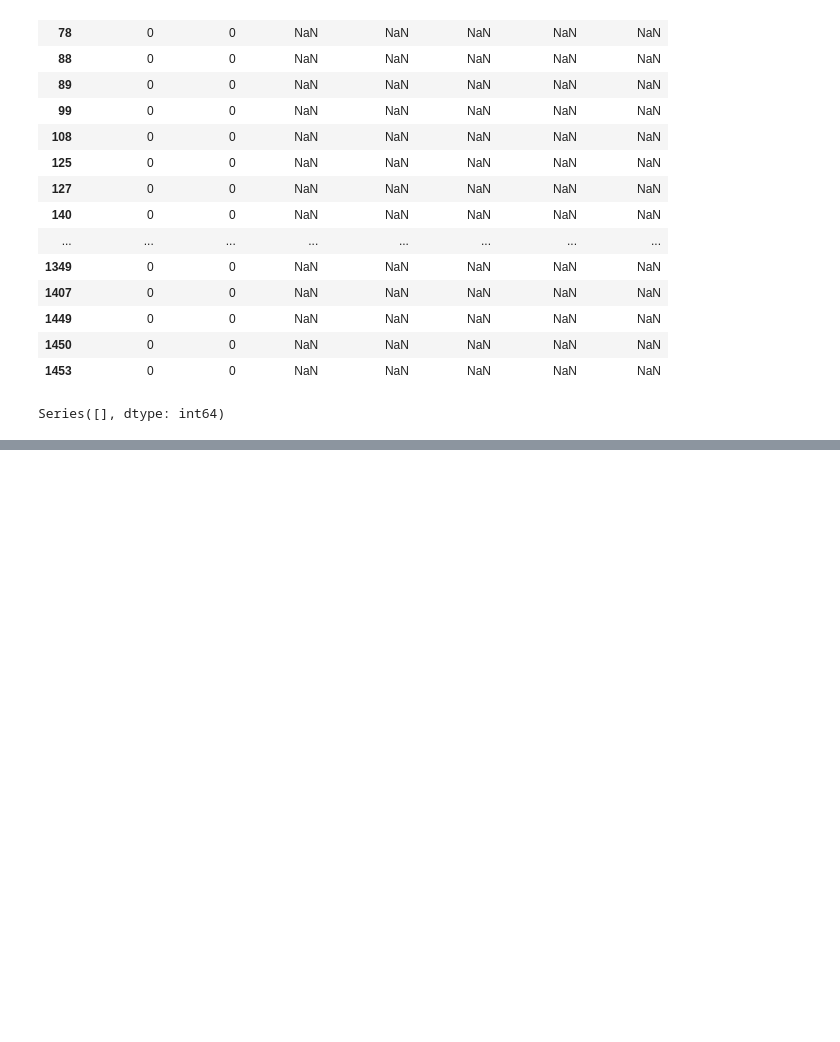
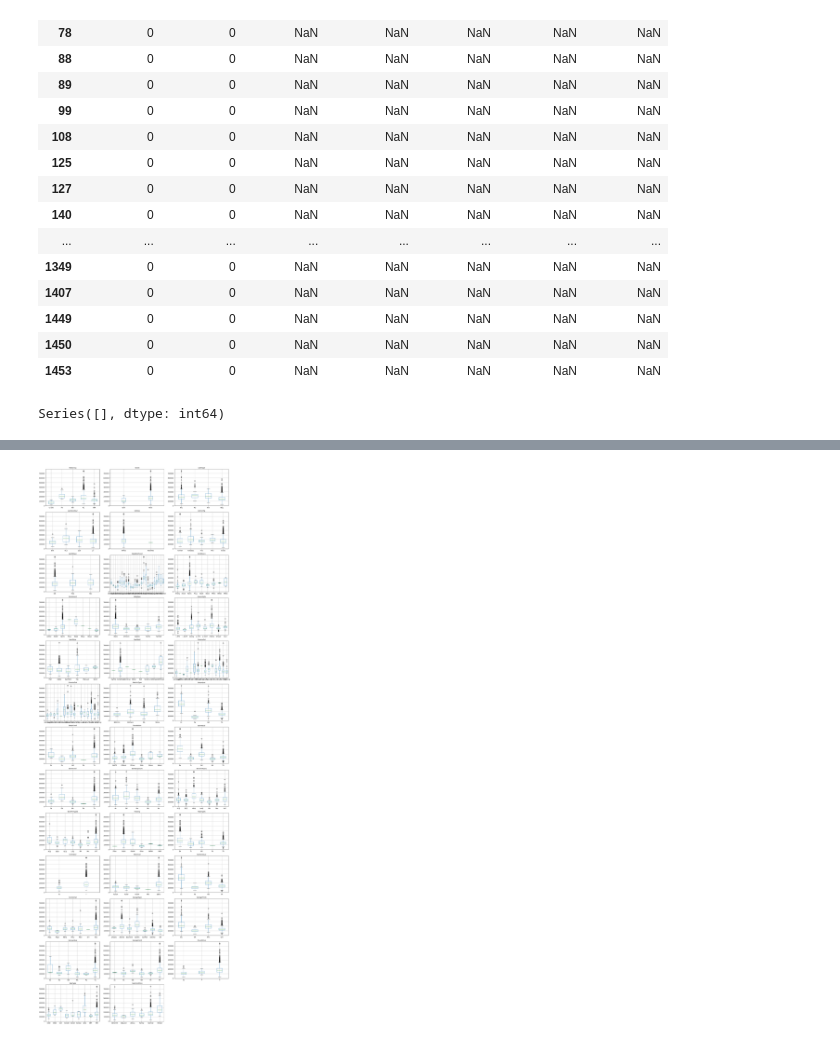
Before and after one commit to HarisLania/ml-playground, a Jupyter notebook: HousePricesPrediction/main.ipynb, the cells around one changed output, grey strips where cells are left out. Cells and saved outputs as stored; diff of their text form; code cells hidden in the pictures; blank space fills up the shorter version.

Commit message:
Ploting to decide nominal/ordinal for category

```diff
--- a/HousePricesPrediction/main.ipynb
+++ b/HousePricesPrediction/main.ipynb
@@ -1473,0 +1494,65 @@ Series([], dtype: int64)
+# %%
+import matplotlib.pyplot as plt
+import math
+
+TARGET = "SalePrice"
+MAX_CATEGORIES = 30      # more realistic for Ames
+PLOTS_PER_ROW = 3
+FIG_WIDTH = 18
+ROW_HEIGHT = 4
+
+# Select categorical columns safely
+cat_cols = train_data.select_dtypes(
+    include=["object", "string", "category"]
+).columns.tolist()
+
+
+# Filter only extremely high-cardinality features
+cat_cols = [
+    col for col in cat_cols
+    if train_data[col].nunique() <= MAX_CATEGORIES
+]
+
+# -----------------------------
+# SAFETY CHECK
+# -----------------------------
+if len(cat_cols) == 0:
+    raise ValueError(
+        "No categorical columns selected. "
+        "Increase MAX_CATEGORIES or inspect your data."
+    )
+
+n_plots = len(cat_cols)
+n_rows = math.ceil(n_plots / PLOTS_PER_ROW)
+
+fig, axes = plt.subplots(
+    n_rows,
+    PLOTS_PER_ROW,
+    figsize=(FIG_WIDTH, ROW_HEIGHT * n_rows),
+    squeeze=False
+)
+
+for i, col in enumerate(cat_cols):
+    r, c = divmod(i, PLOTS_PER_ROW)
+    ax = axes[r, c]
+
+    train_data.boxplot(
+        column=TARGET,
+        by=col,
+        ax=ax
+    )
+
+    ax.set_title(col, fontsize=10)
+    ax.set_xlabel("")
+    ax.set_ylabel("")
+
+# Remove unused axes
+for j in range(i + 1, n_rows * PLOTS_PER_ROW):
+    r, c = divmod(j, PLOTS_PER_ROW)
+    fig.delaxes(axes[r][c])
+
+plt.suptitle("")
+plt.tight_layout()
+plt.show()
+# %% [output]
+[figure, added]
```
Also changed, not shown: parts of 5 cells of this notebook.
